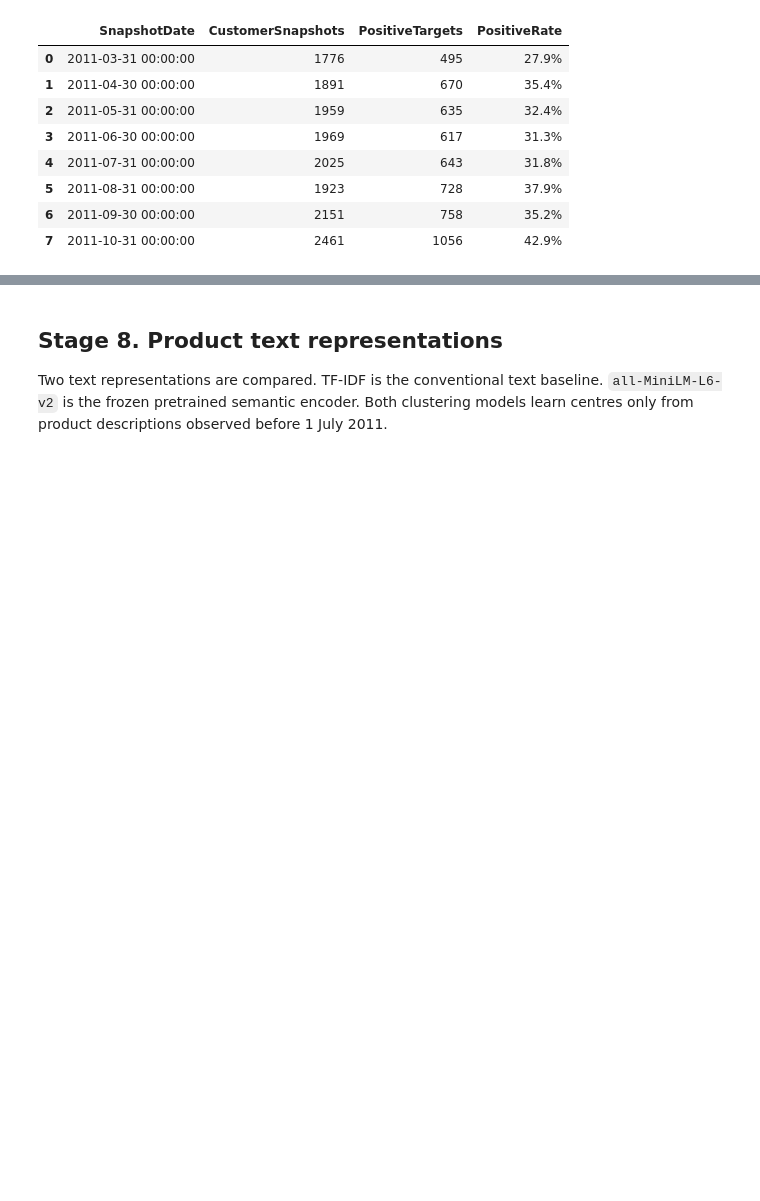
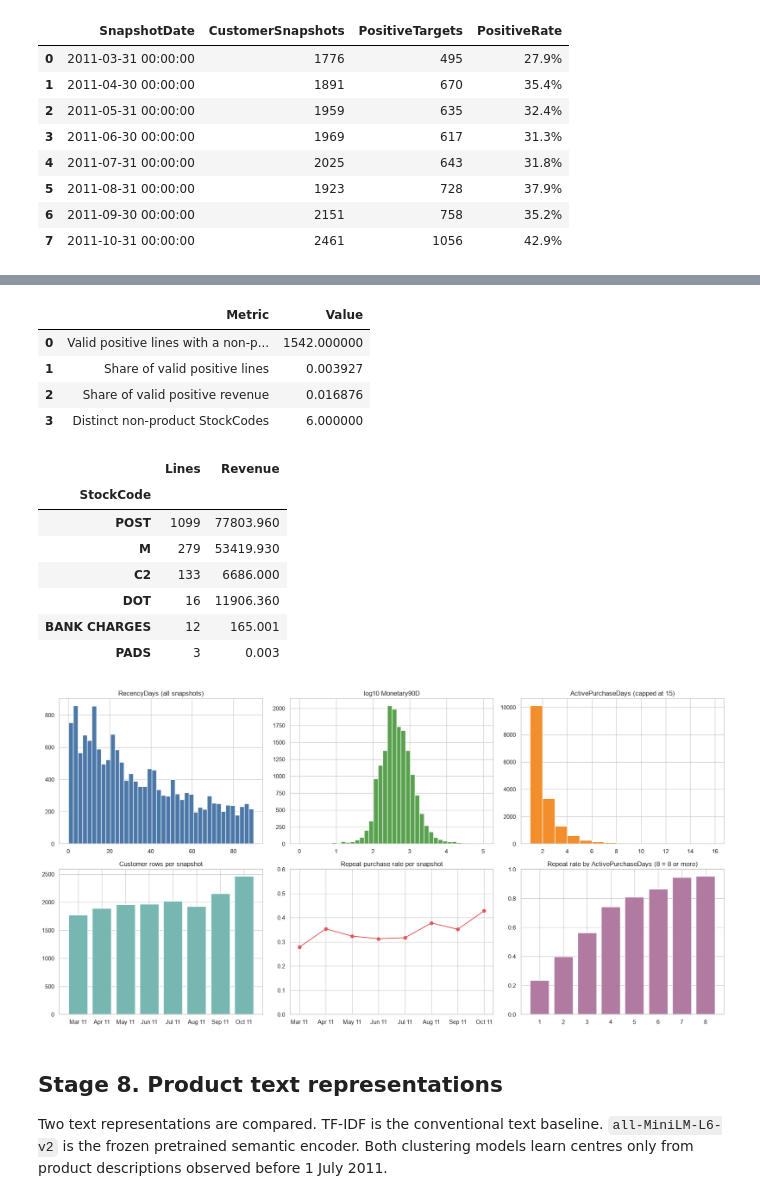
Before and after one commit to devoob/3544, a Jupyter notebook: Online_Retail_Repeat_Purchase_Project.ipynb, the cells around one changed output, grey strips where cells are left out. Drawn from its saved outputs; the diff is of its cells as text; code cells hidden in the pictures; blank space fills up the shorter version.

```diff
--- a/Online_Retail_Repeat_Purchase_Project.ipynb
+++ b/Online_Retail_Repeat_Purchase_Project.ipynb
@@ -136,7 +188,7 @@ display(raw.head(12), raw_audit)
 ## Stage 2. Cleaning and transaction classification
 Exact duplicate rows are removed and reported. This choice can be changed for a sensitivity analysis. Cancellations remain available for historical cancellation features but never count as positive spending or a positive target.
 # %%
-DROP_EXACT_DUPLICATES = True
+DROP_EXACT_DUPLICATES = os.environ.get('DROP_EXACT_DUPLICATES', '1') != '0'
 data = raw.copy()
 data['WasExactDuplicate'] = data.duplicated(keep='first')
 if DROP_EXACT_DUPLICATES:
@@ -159,9 +211,13 @@ def clean_description(value):
 data['CleanDescription'] = data['Description'].map(clean_description).astype('string')
 data['HasCustomerID'] = data['CustomerID'].notna()
 data['IsCancellation'] = data['Invoice'].str.upper().str.startswith('C', na=False) | data['Quantity'].lt(0)
+# Optional sensitivity: keep only real product codes (5 digits plus optional letters), dropping
+# POST, DOT, M, BANK CHARGES and similar service lines. Off by default.
+is_product_line = (data['StockCode'].str.match(r'^\d{5}', na=False) if EXCLUDE_SERVICE_LINES
+                   else pd.Series(True, index=data.index))
 data['IsValidPurchase'] = (data['HasCustomerID'] & ~data['IsCancellation'] &
                            data['Quantity'].gt(0) & data['Price'].gt(0) &
-                           data['InvoiceDate'].notna())
+                           data['InvoiceDate'].notna() & is_product_line)
 data['LineRevenue'] = data['Quantity'] * data['Price']
 data['PurchaseDate'] = data['InvoiceDate'].dt.normalize()
 
@@ -374,6 +430,55 @@ display(customer_example.round(2))
 | 9872 | 2011-08-31 | 13047 | 27.25 | 2 | 1010.33 | 483 | 47 | ... |
 | 11828 | 2011-09-30 | 13047 | 57.25 | 1 | 447.93 | 309 | 26 | ... |
 | 13999 | 2011-10-31 | 13047 | 17.53 | 2 | 998.51 | 535 | 53 | ... |
+# %%
+# Save audit tables and look at what the snapshot rows look like
+cleaning_audit.to_csv(OUTPUT_DIR / 'cleaning_audit.csv', index=False)
+snapshot_audit.to_csv(OUTPUT_DIR / 'snapshot_audit.csv', index=False)
+
+# Non-product "service" lines (postage, manual adjustments, bank charges, ...) that the validity rule keeps
+is_product_code = positive_lines['StockCode'].str.match(r'^\d{5}', na=False)
+service_lines = (positive_lines.loc[~is_product_code]
+                 .groupby('StockCode').agg(Lines=('Invoice', 'size'), Revenue=('LineRevenue', 'sum'))
+                 .sort_values('Lines', ascending=False))
+service_overview = pd.DataFrame({
+    'Metric': ['Valid positive lines with a non-product StockCode', 'Share of valid positive lines',
+               'Share of valid positive revenue', 'Distinct non-product StockCodes'],
+    'Value': [int((~is_product_code).sum()), float((~is_product_code).mean()),
+              float(positive_lines.loc[~is_product_code, 'LineRevenue'].sum() / positive_lines['LineRevenue'].sum()),
+              int(service_lines.shape[0])]
+})
+display(service_overview, service_lines.head(10))
+service_lines.to_csv(OUTPUT_DIR / 'service_lines_in_valid_purchases.csv')
+
+fig, axes = plt.subplots(2, 3, figsize=(18, 9))
+axes[0, 0].hist(base_snapshots['RecencyDays'], bins=40, color='#4C78A8'); axes[0, 0].set_title('RecencyDays (all snapshots)')
+axes[0, 1].hist(np.log10(base_snapshots['Monetary90D'].clip(lower=1)), bins=40, color='#59A14F'); axes[0, 1].set_title('log10 Monetary90D')
+axes[0, 2].hist(base_snapshots['ActivePurchaseDays'].clip(upper=15), bins=range(1, 17), color='#F28E2B'); axes[0, 2].set_title('ActivePurchaseDays (capped at 15)')
+axes[1, 0].bar(snapshot_audit['SnapshotDate'].dt.strftime('%b %y'), snapshot_audit['CustomerSnapshots'], color='#76B7B2')
+axes[1, 0].set_title('Customer rows per snapshot')
+axes[1, 1].plot(snapshot_audit['SnapshotDate'].dt.strftime('%b %y'), snapshot_audit['PositiveRate'], marker='o', color='#E15759')
+axes[1, 1].set_title('Repeat-purchase rate per snapshot'); axes[1, 1].set_ylim(0, 0.6)
+by_days = base_snapshots.groupby(base_snapshots['ActivePurchaseDays'].clip(upper=8))['RepeatPurchase30D'].agg(['mean', 'size'])
+axes[1, 2].bar(by_days.index.astype(int), by_days['mean'], color='#B07AA1'); axes[1, 2].set_title('Repeat rate by ActivePurchaseDays (8 = 8 or more)')
+axes[1, 2].set_ylim(0, 1)
+plt.tight_layout()
+plt.savefig(OUTPUT_DIR / 'eda_snapshot_overview.png', dpi=160, bbox_inches='tight')
+plt.show()
+# %% [output]
+|  | Metric | Value |
+| 0 | Valid positive lines with a non-p... | 1542.000000 |
+| 1 | Share of valid positive lines | 0.003927 |
+| 2 | Share of valid positive revenue | 0.016876 |
+| 3 | Distinct non-product StockCodes | 6.000000 |
+|  | Lines | Revenue |
+| StockCode |  |  |
+| POST | 1099 | 77803.960 |
+| M | 279 | 53419.930 |
+| C2 | 133 | 6686.000 |
+| DOT | 16 | 11906.360 |
+| BANK CHARGES | 12 | 165.001 |
+| PADS | 3 | 0.003 |
+[figure, added]
 # %% [markdown]
 ## Stage 8. Product text representations
 Two text representations are compared. TF-IDF is the conventional text baseline. `all-MiniLM-L6-v2` is the frozen pretrained semantic encoder. Both clustering models learn centres only from product descriptions observed before 1 July 2011.
```
Also changed, not shown: parts of 20 cells of this notebook.
